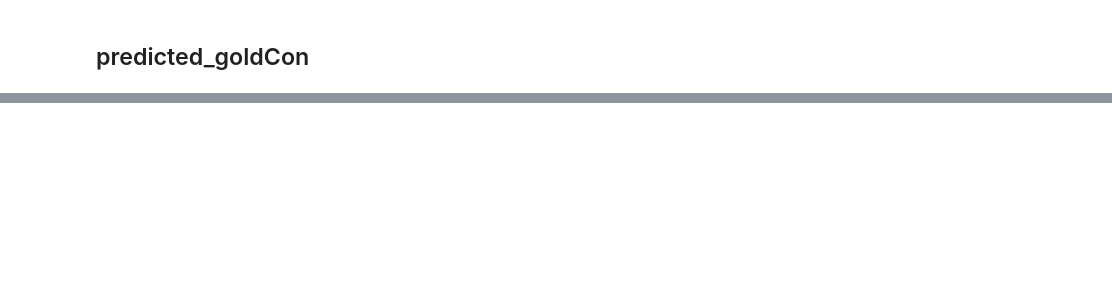
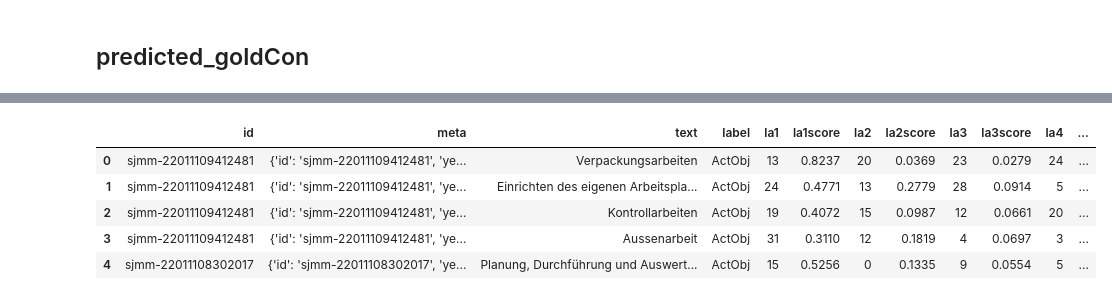
Before and after one commit to Jinqiao-Li/Master-Thesis, a Jupyter notebook: job_inference.ipynb, the cells around one changed output, grey strips where cells are left out. Cells and saved outputs as stored; diff of their text form; code cells hidden in the pictures; blank space fills up the shorter version.

```diff
--- a/job_inference.ipynb
+++ b/job_inference.ipynb
@@ -219,0 +215,13 @@ predicted_goldCon
+# %%
+path_gold = '/srv/scratch2/jinq/taskontology/jobad_taskdata/predicted_gold/predicted_gold.jsonl'
+path_goldCon = '/srv/scratch2/jinq/taskontology/jobad_taskdata/predicted_gold/predicted_goldCon.jsonl'
+# %%
+gold = pd.read_json(path_gold,lines=True)
+gold.head()
+# %% [output]
+|  | id | meta | text | label | la1 | la1score | la2 | la2score | la3 | la3score | la4 | ... |
+| 0 | sjmm-22011109412481 | {'id': 'sjmm-22011109412481', 'ye... | Verpackungsarbeiten | ActObj | 13 | 0.8237 | 20 | 0.0369 | 23 | 0.0279 | 24 | ... |
+| 1 | sjmm-22011109412481 | {'id': 'sjmm-22011109412481', 'ye... | Einrichten des eigenen Arbeitspla... | ActObj | 24 | 0.4771 | 13 | 0.2779 | 28 | 0.0914 | 5 | ... |
+| 2 | sjmm-22011109412481 | {'id': 'sjmm-22011109412481', 'ye... | Kontrollarbeiten | ActObj | 19 | 0.4072 | 15 | 0.0987 | 12 | 0.0661 | 20 | ... |
+| 3 | sjmm-22011109412481 | {'id': 'sjmm-22011109412481', 'ye... | Aussenarbeit | ActObj | 31 | 0.3110 | 12 | 0.1819 | 4 | 0.0697 | 3 | ... |
+| 4 | sjmm-22011108302017 | {'id': 'sjmm-22011108302017', 'ye... | Planung, Durchführung und Auswert... | ActObj | 15 | 0.5256 | 0 | 0.1335 | 9 | 0.0554 | 5 | ... |
```
Also changed, not shown: parts of 5 cells of this notebook.
